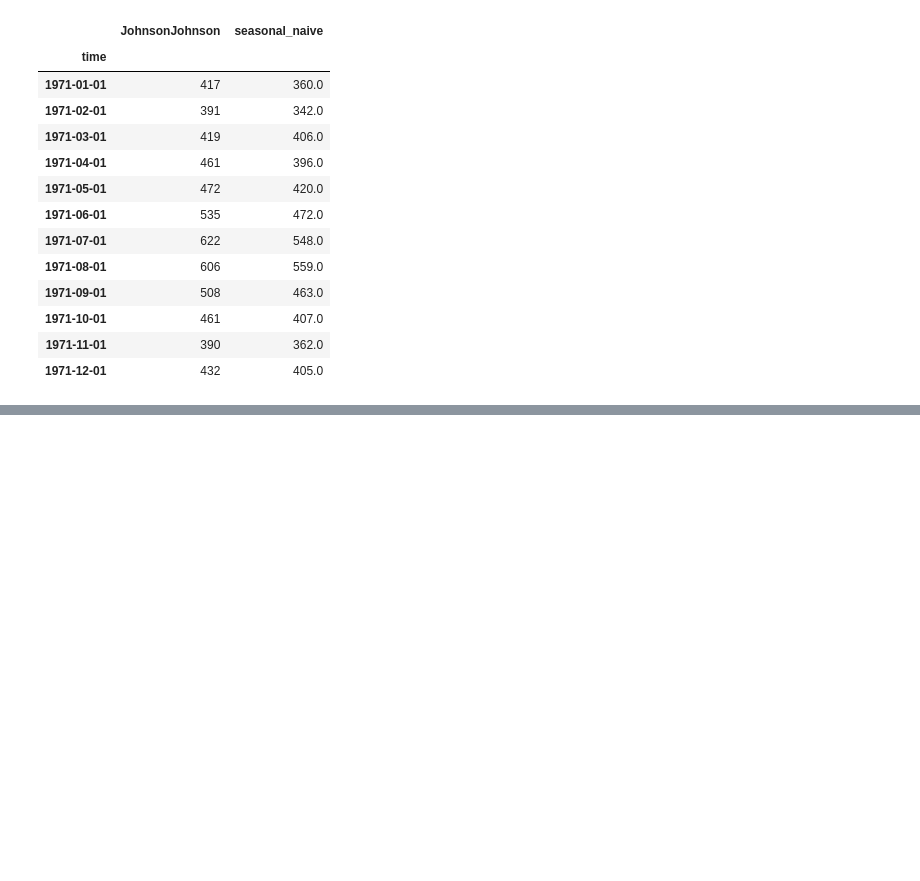
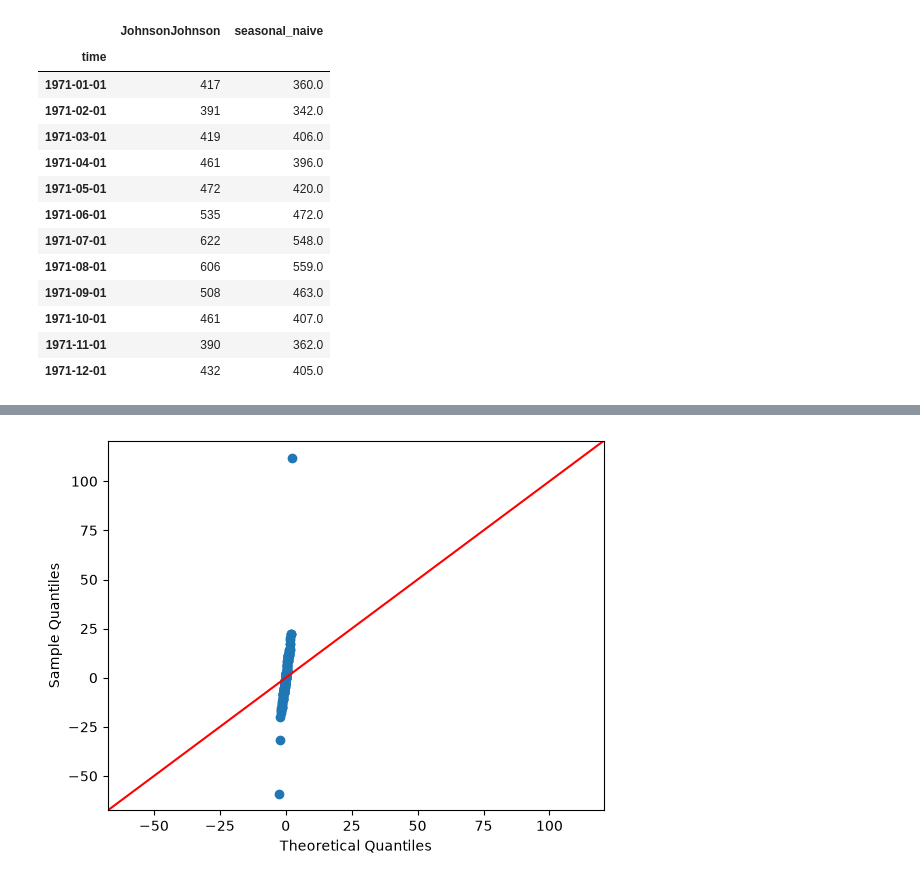
Before and after one commit to michaelhudson2205/INFO3022_Practicals, a Jupyter notebook: P4_4_SARIMA.ipynb, the cells around one changed output, grey strips where cells are left out. Cells and saved outputs as stored; diff of their text form; code cells hidden in the pictures; blank space fills up the shorter version.

```diff
--- a/P4_4_SARIMA.ipynb
+++ b/P4_4_SARIMA.ipynb
@@ -348,0 +355,12 @@ We now fit the SARIMA model with the configuration:
+# %%
+# Define training set
+train = df['JohnsonJohnson'][:-12]
+
+# Fit the SARIMA model with the best parameters found
+SARIMA_model = SARIMAX(train, order=(2, 1, 1), seasonal_order=(1, 1, 2, 12), simple_differencing=False).fit(disp=False)
+
+# Extract residuals for diagnostic checking
+residuals = SARIMA_model.resid
+
+# Model summary
+print(SARIMA_model.summary())
@@ -348,0 +385,6 @@ We now fit the SARIMA model with the configuration:
+# %%
+# Let us plot the qqplot
+qqplot(residuals, line='45')
+plt.show()
+# %% [output]
+[figure, added]
```
Also changed, not shown: parts of 20 cells of this notebook.
